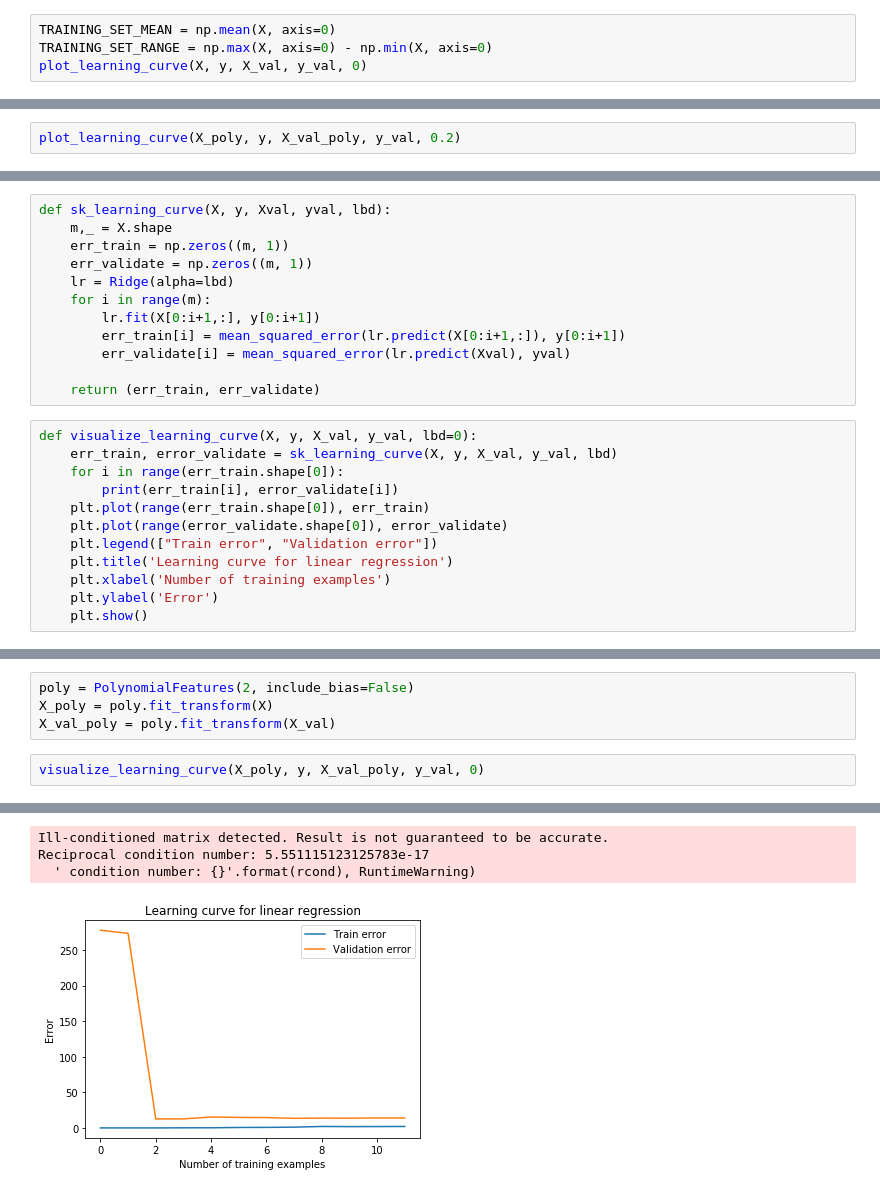
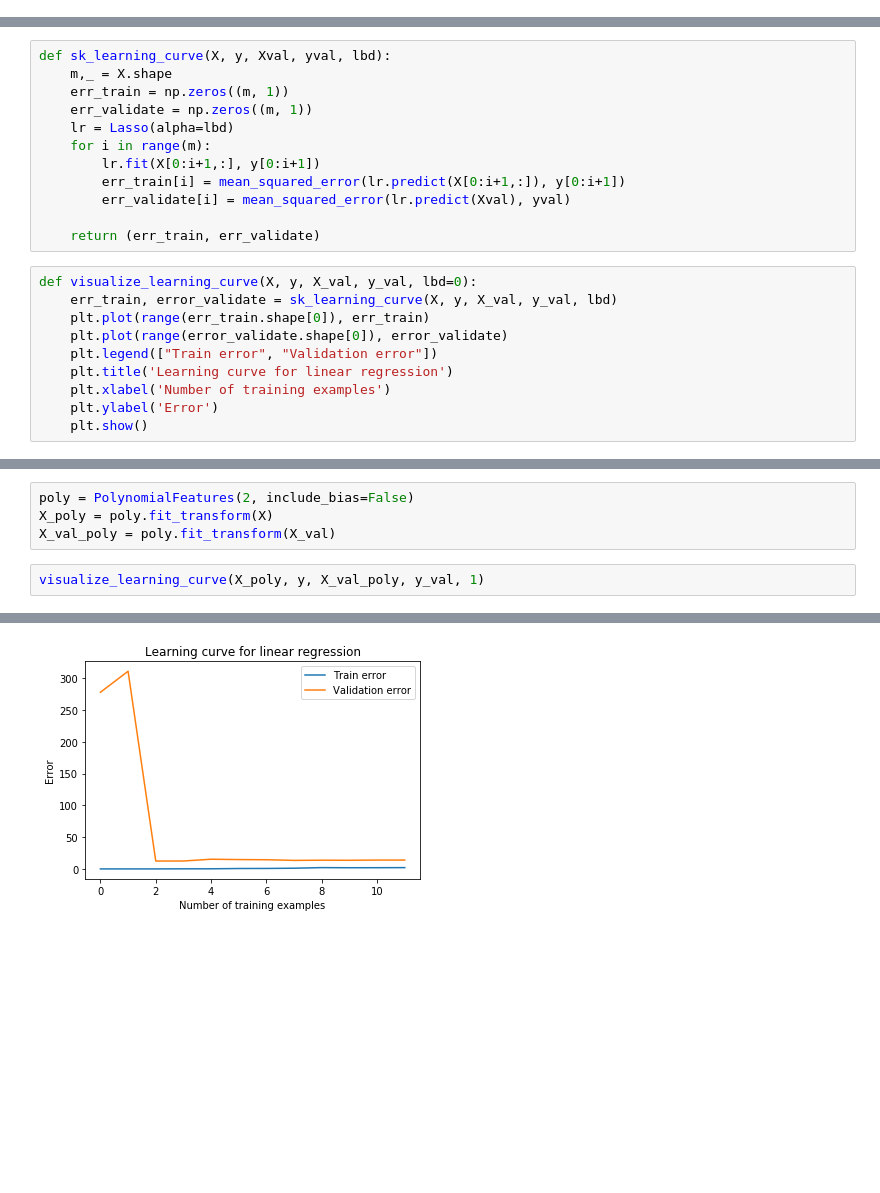
Before and after one commit to locluthor/Machine_Learning, a Jupyter notebook: Bias_Variance_Trade-off.ipynb, the cells around one changed output, grey strips where cells are left out. Saved outputs shown, nothing was run; the diff lists cells and outputs as text; blank space fills up the shorter version.

```diff
--- a/Bias_Variance_Trade-off.ipynb
+++ b/Bias_Variance_Trade-off.ipynb
@@ -190,4 +67,0 @@ def plot_learning_curve(X, y, Xval, yval, lbd):
-# %%
-TRAINING_SET_MEAN = np.mean(X, axis=0)
-TRAINING_SET_RANGE = np.max(X, axis=0) - np.min(X, axis=0)
-plot_learning_curve(X, y, X_val, y_val, 0)
@@ -214,2 +77,0 @@ TRAINING_SET_RANGE = np.max(X_poly, axis=0) - np.min(X_poly, axis=0)
-# %%
-plot_learning_curve(X_poly, y, X_val_poly, y_val, 0.2)
@@ -234,7 +94,7 @@ def sk_learning_curve(X, y, Xval, yval, lbd):
     m,_ = X.shape
     err_train = np.zeros((m, 1))
     err_validate = np.zeros((m, 1))
-    lr = Ridge(alpha=lbd)
+    lr = Lasso(alpha=lbd)
     for i in range(m):
         lr.fit(X[0:i+1,:], y[0:i+1])
         err_train[i] = mean_squared_error(lr.predict(X[0:i+1,:]), y[0:i+1])
@@ -244,8 +104,6 @@ def sk_learning_curve(X, y, Xval, yval, lbd):
 # %%
 def visualize_learning_curve(X, y, X_val, y_val, lbd=0):
     err_train, error_validate = sk_learning_curve(X, y, X_val, y_val, lbd)
-    for i in range(err_train.shape[0]):
-        print(err_train[i], error_validate[i])
     plt.plot(range(err_train.shape[0]), err_train)
     plt.plot(range(error_validate.shape[0]), error_validate)
     plt.legend(["Train error", "Validation error"])
@@ -274,5 +120,5 @@ poly = PolynomialFeatures(2, include_bias=False)
 X_poly = poly.fit_transform(X)
 X_val_poly = poly.fit_transform(X_val)
 # %%
-visualize_learning_curve(X_poly, y, X_val_poly, y_val, 0)
+visualize_learning_curve(X_poly, y, X_val_poly, y_val, 1)
 # %% [output]
@@ -291,4 +125 @@ visualize_learning_curve(X_poly, y, X_val_poly, y_val, 0)
-Ill-conditioned matrix detected. Result is not guaranteed to be accurate.
-Reciprocal condition number: 5.551115123125783e-17
-  ' condition number: {}'.format(rcond), RuntimeWarning)
-[figure, old version]
+[figure, new version]
```
Also changed, not shown: parts of 31 cells of this notebook.
